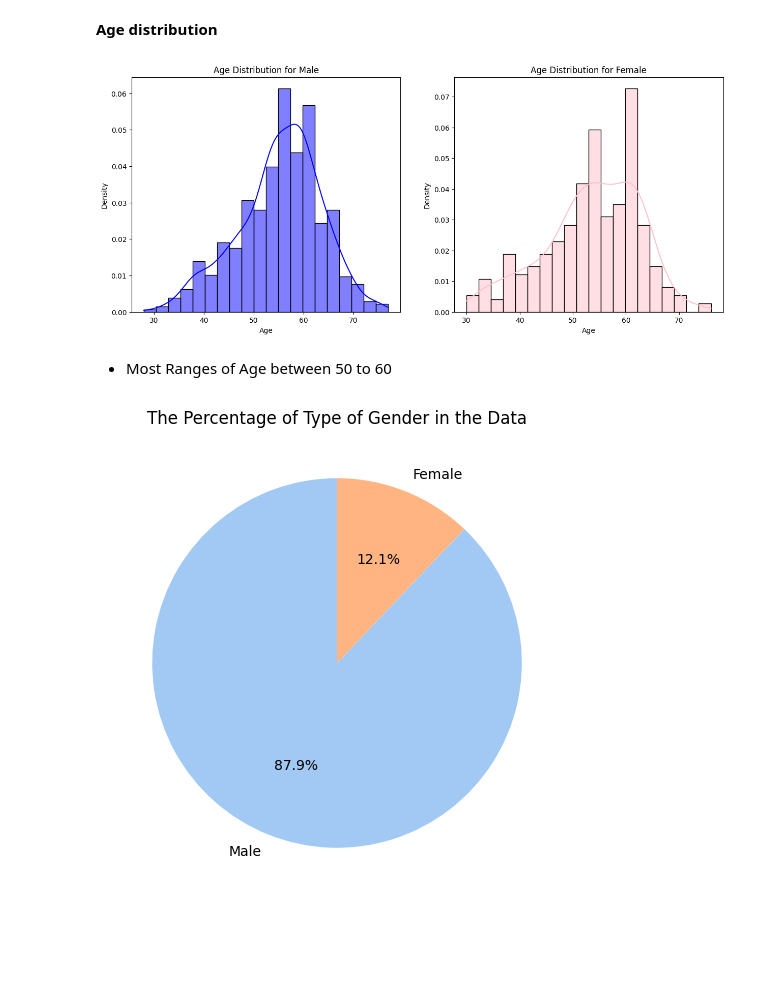
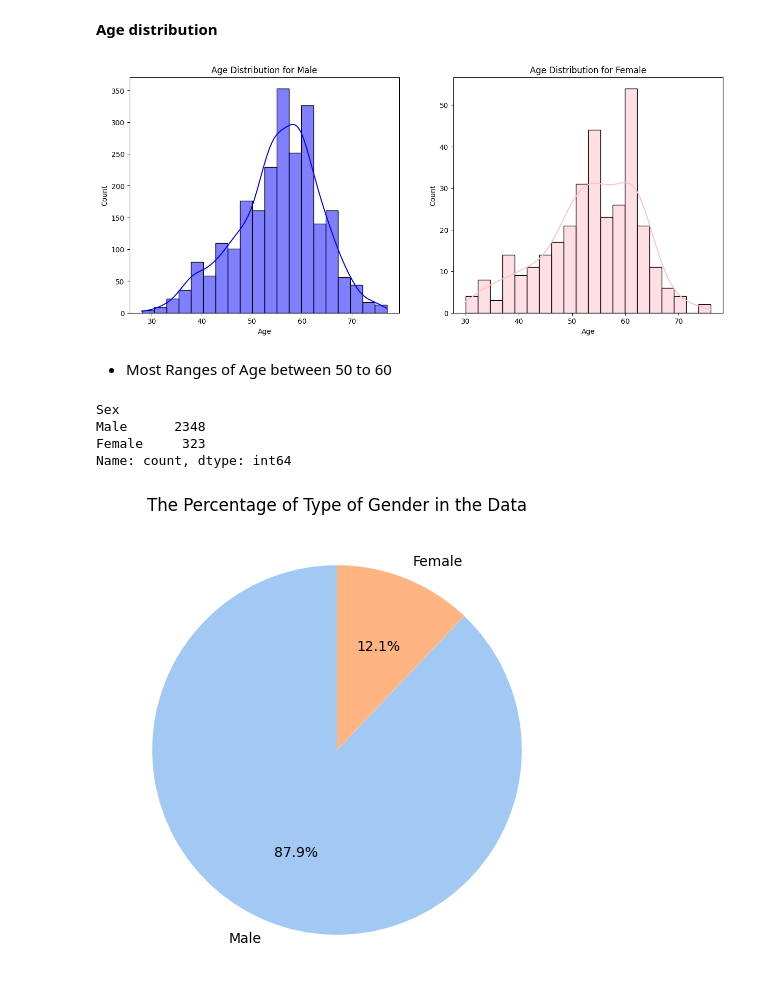
Before and after one commit to tawfikhammad/Heart-failure-app, a Jupyter notebook: Heart Failure Prediction.ipynb, the cells around one changed output. Drawn from its saved outputs; the diff is of its cells as text; code cells hidden in the pictures; blank space fills up the shorter version.

```diff
--- a/Heart Failure Prediction.ipynb
+++ b/Heart Failure Prediction.ipynb
@@ -276,8 +279,6 @@ ExerciseAngina
 Yes    961
 No     723
 Name: count, dtype: int64
-# %%
-df['ExerciseAngina'] = df['ExerciseAngina'].replace({'N': 'No', 'Y': 'Yes'})
 # %%
 df
 # %% [output]
@@ -460,18 +461,25 @@ plt.show()
 # %%
 plt.figure(figsize=(15, 6))
 plt.subplot(1,2,1)
-sns.histplot(df[df['Sex'] == 'Male']['Age'], color='blue', kde=True, bins=20, stat='density')
+sns.histplot(df[df['Sex'] == 'Male']['Age'], color='blue', kde=True, bins=20)
 plt.title('Age Distribution for Male')
 
 plt.subplot(1,2,2)
-sns.histplot(df[df['Sex'] == 'Female']['Age'], color='pink', kde=True, bins=20, stat='density')
+sns.histplot(df[df['Sex'] == 'Female']['Age'], color='pink', kde=True, bins=20)
 plt.title('Age Distribution for Female')
 
 plt.show()
 # %% [output]
-[figure, old version]
+[figure, new version]
 # %% [markdown]
 - Most Ranges of Age between 50 to 60
+# %%
+df['Sex'].value_counts()
+# %% [output]
+Sex
+Male      2348
+Female     323
+Name: count, dtype: int64
 # %%
 gender_counts = df['Sex'].value_counts()
 
```
Also changed, not shown: parts of 17 cells of this notebook, 10 other files.
